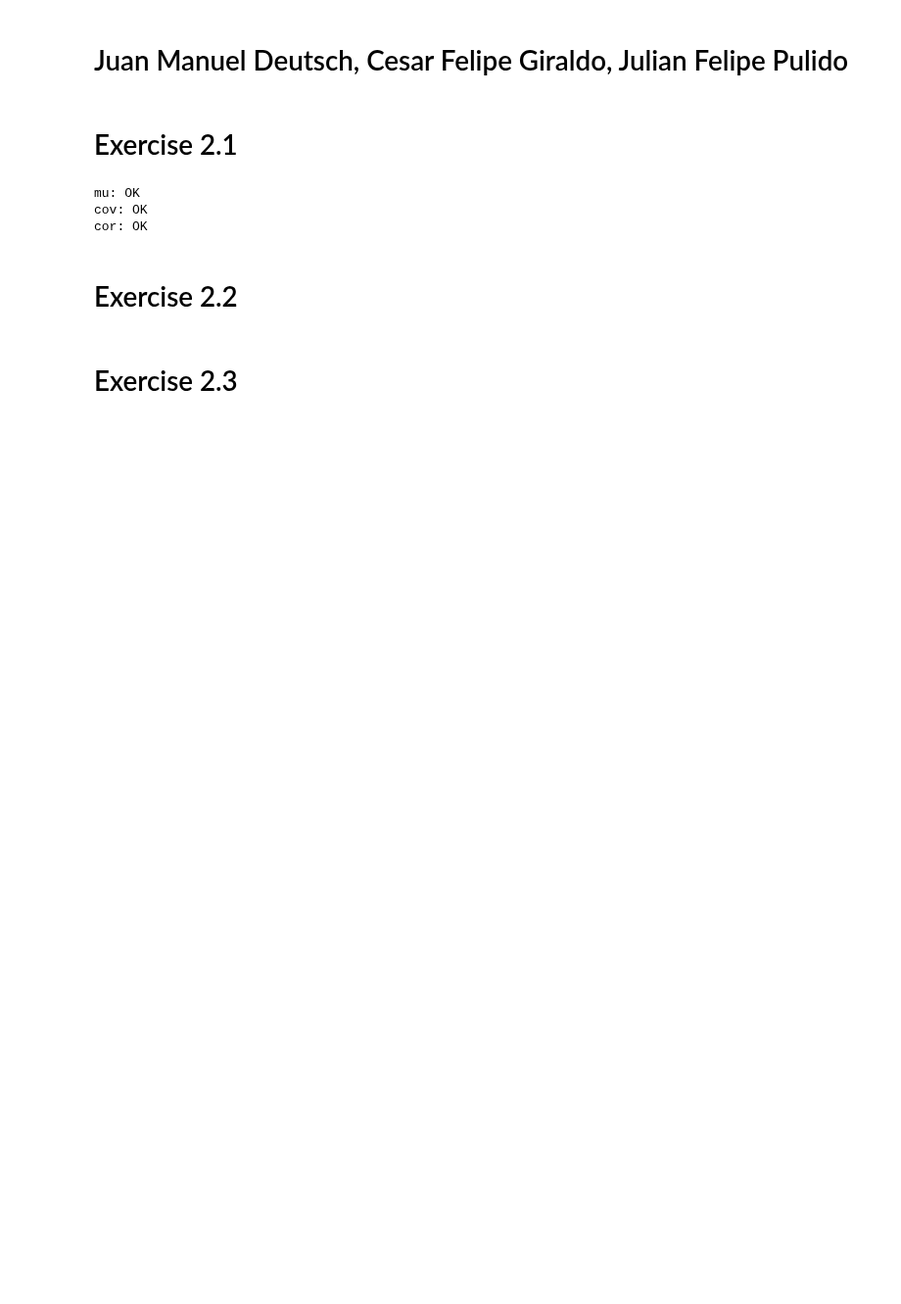
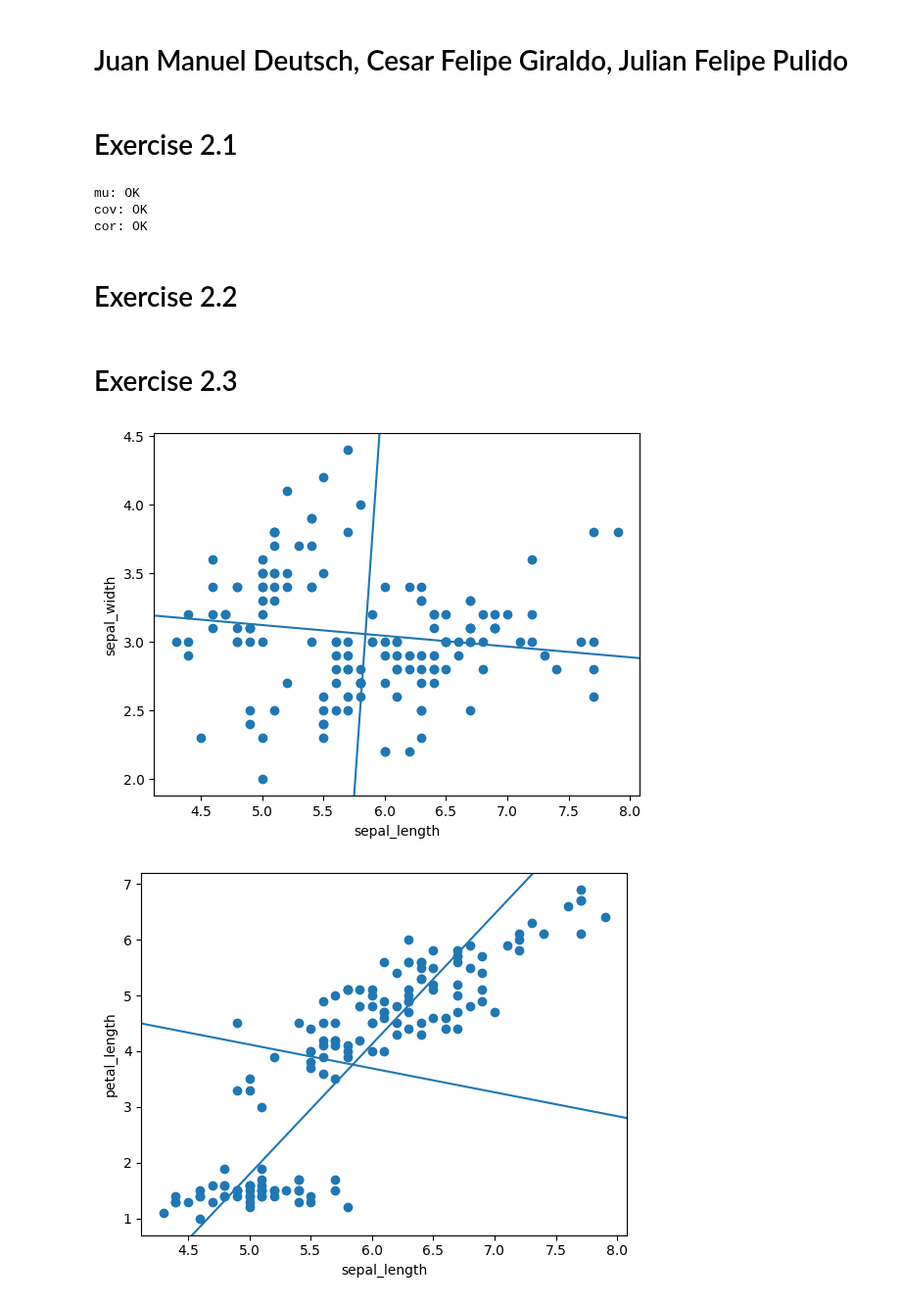
Before and after one commit to JuanDeutsch/DataSheets, a Jupyter notebook: Sheet2/bi2024-1-sheet2-exercise2-JuanDeutsch-CesarGiraldo-JulianPulido.ipynb, the cells around one changed output. Shown at 98% size. Cells and saved outputs as stored; diff of their text form; code cells hidden in the pictures; blank space fills up the shorter version.

```diff
--- a/Sheet2/bi2024-1-sheet2-exercise2-JuanDeutsch-CesarGiraldo-JulianPulido.ipynb
+++ b/Sheet2/bi2024-1-sheet2-exercise2-JuanDeutsch-CesarGiraldo-JulianPulido.ipynb
@@ -46,3 +46,42 @@ cor: OK
 # Exercise 2.2
 # %% [markdown]
 # Exercise 2.3
+# %%
+import matplotlib.pyplot as plt
+import itertools
+import pandas as pd
+data = pd.read_csv('https://raw.githubusercontent.com/uiuc-cse/data-fa14/gh-pages/data/iris.csv')
+D = (data[['sepal_length', 'sepal_width', 'petal_length', 'petal_width']].values)
+def drawPrincipalDirections(D):
+
+    attribute_names = ['sepal_length', 'sepal_width', 'petal_length', 'petal_width']
+    combColumns = list(itertools.combinations(range(D.shape[1]), 2))
+
+    for combination in combColumns:
+
+        Xi, Xj = combination
+        nameXi, nameXj = attribute_names[Xi], attribute_names[Xj]
+
+        dataXij = D[:, [Xi, Xj]]
+
+        mu = list(sum(row)/len(row) for row in zip(*dataXij))
+        n = dataXij.shape[0]
+        cov_mu = dataXij - mu
+        cov = np.dot(cov_mu.T, cov_mu) / (n)
+
+        eigenvalues, eigenvectors = np.linalg.eig(cov)
+
+        data_range = np.ptp(dataXij, axis=0)
+
+        plt.scatter(dataXij[:, 0], dataXij[:, 1])
+
+        for i in range(2):
+            plt.axline((mu[0], mu[1]), slope=eigenvectors[1, i] / eigenvectors[0, i] )
+
+        plt.xlabel(f'{nameXi}')
+        plt.ylabel(f'{nameXj}')
+        plt.show()
+drawPrincipalDirections(D)
+# %% [output]
+[figure, added]
+[figure, added]
```
Also changed, not shown: parts of 2 cells of this notebook, 2 other files.
